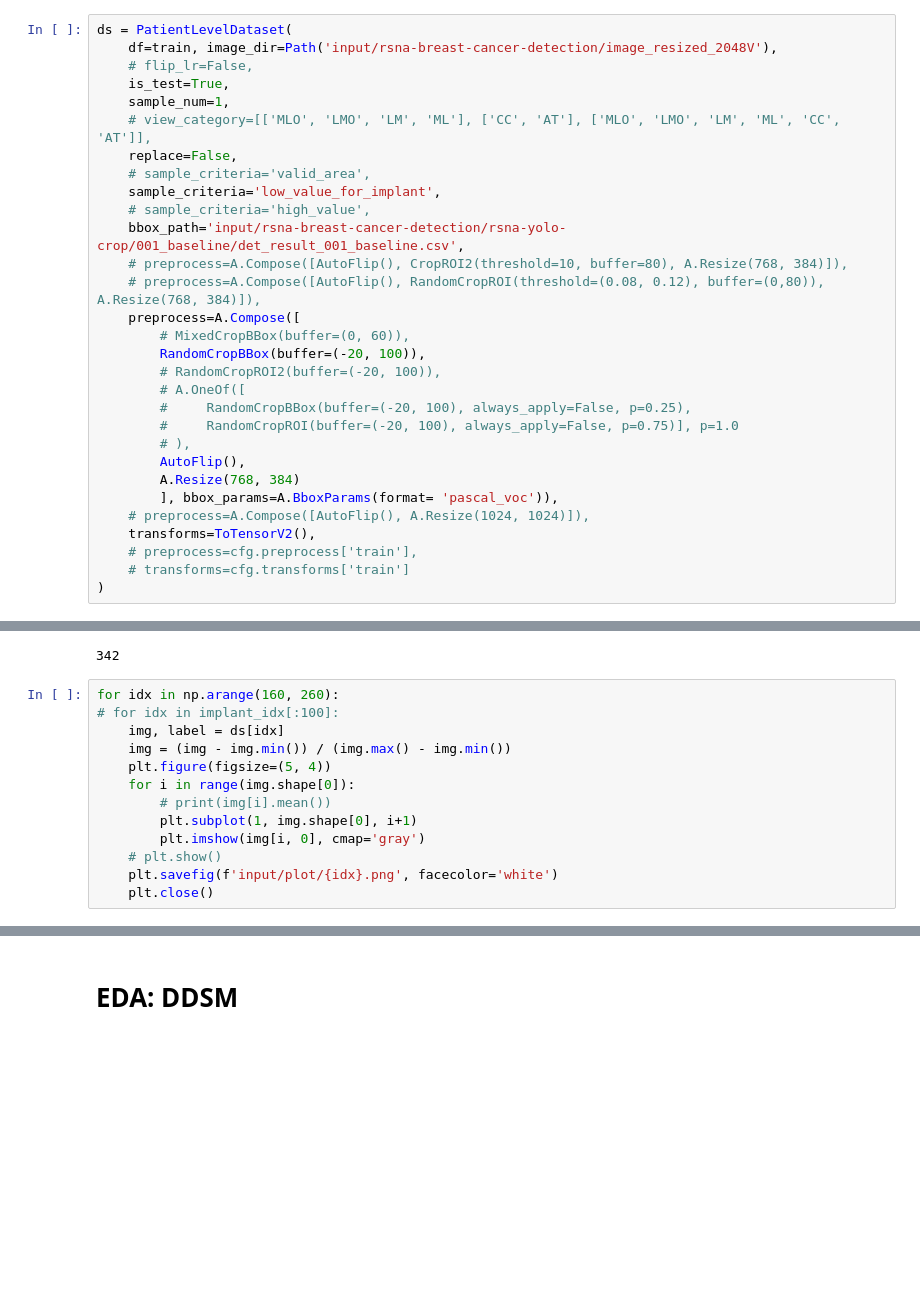
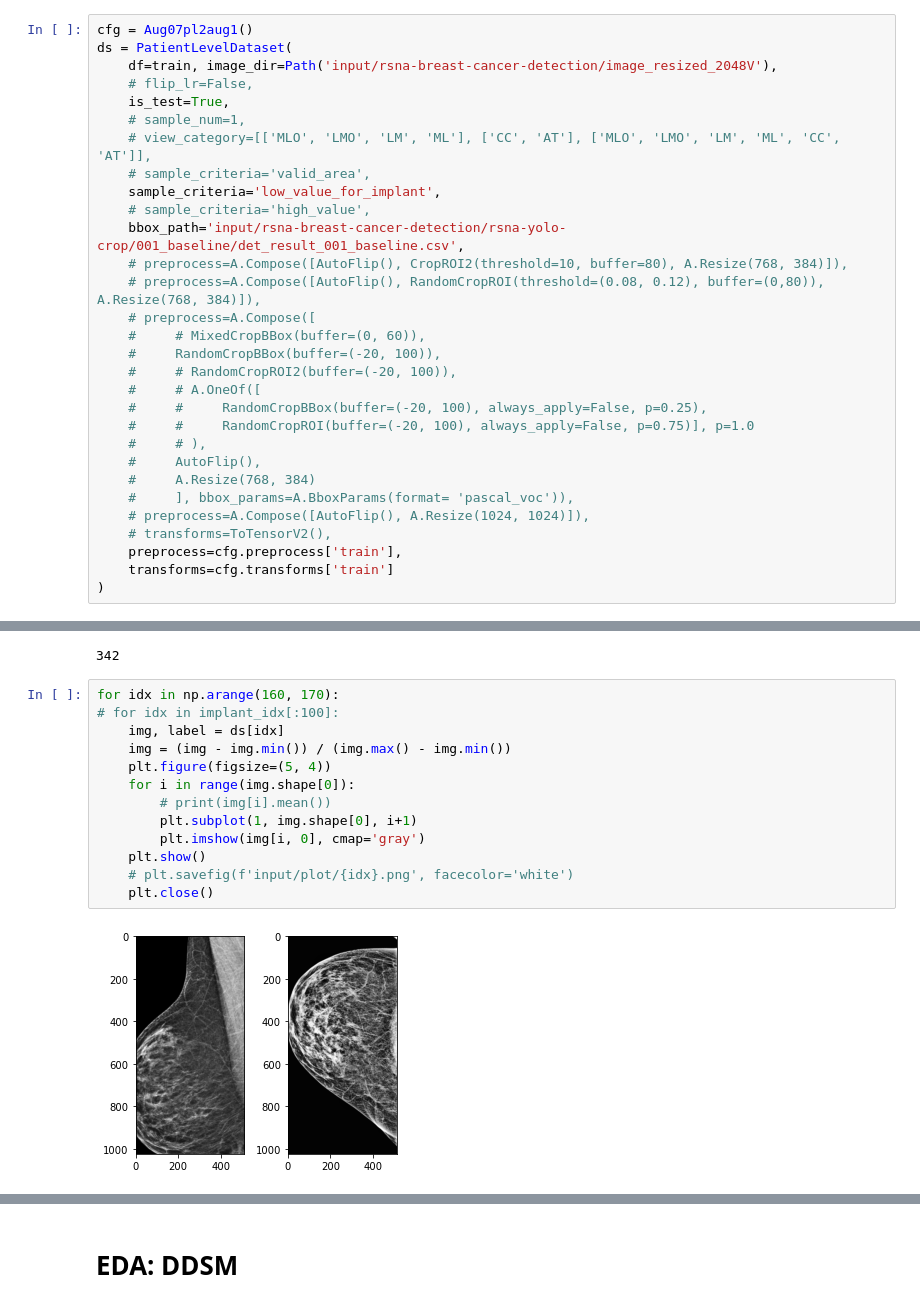
Before and after one commit to analokmaus/kaggle-rsna-breast-cancer, a Jupyter notebook: 00_eda.ipynb, the cells around one changed output, grey strips where cells are left out. Saved outputs shown, nothing was run; the diff lists cells and outputs as text; blank space fills up the shorter version.

```diff
--- a/00_eda.ipynb
+++ b/00_eda.ipynb
@@ -285,34 +305,34 @@ torch.Size([4, 1])
 # %% [markdown]
 # EDA: Implant
 # %%
+cfg = Aug07pl2aug1()
 ds = PatientLevelDataset(
     df=train, image_dir=Path('input/rsna-breast-cancer-detection/image_resized_2048V'),
     # flip_lr=False,
     is_test=True,
-    sample_num=1,
+    # sample_num=1,
     # view_category=[['MLO', 'LMO', 'LM', 'ML'], ['CC', 'AT'], ['MLO', 'LMO', 'LM', 'ML', 'CC', 'AT']],
-    replace=False,
     # sample_criteria='valid_area',
     sample_criteria='low_value_for_implant',
     # sample_criteria='high_value',
     bbox_path='input/rsna-breast-cancer-detection/rsna-yolo-crop/001_baseline/det_result_001_baseline.csv',
     # preprocess=A.Compose([AutoFlip(), CropROI2(threshold=10, buffer=80), A.Resize(768, 384)]),
     # preprocess=A.Compose([AutoFlip(), RandomCropROI(threshold=(0.08, 0.12), buffer=(0,80)), A.Resize(768, 384)]),
-    preprocess=A.Compose([
-        # MixedCropBBox(buffer=(0, 60)),
-        RandomCropBBox(buffer=(-20, 100)),
-        # RandomCropROI2(buffer=(-20, 100)),
-        # A.OneOf([
-        #     RandomCropBBox(buffer=(-20, 100), always_apply=False, p=0.25),
-        #     RandomCropROI(buffer=(-20, 100), always_apply=False, p=0.75)], p=1.0
-        # ),
-        AutoFlip(),
-        A.Resize(768, 384)
-        ], bbox_params=A.BboxParams(format= 'pascal_voc')),
+    # preprocess=A.Compose([
+    #     # MixedCropBBox(buffer=(0, 60)),
+    #     RandomCropBBox(buffer=(-20, 100)),
+    #     # RandomCropROI2(buffer=(-20, 100)),
+    #     # A.OneOf([
+    #     #     RandomCropBBox(buffer=(-20, 100), always_apply=False, p=0.25),
+    #     #     RandomCropROI(buffer=(-20, 100), always_apply=False, p=0.75)], p=1.0
+    #     # ),
+    #     AutoFlip(),
+    #     A.Resize(768, 384)
+    #     ], bbox_params=A.BboxParams(format= 'pascal_voc')),
     # preprocess=A.Compose([AutoFlip(), A.Resize(1024, 1024)]),
-    transforms=ToTensorV2(),
-    # preprocess=cfg.preprocess['train'],
-    # transforms=cfg.transforms['train']
+    # transforms=ToTensorV2(),
+    preprocess=cfg.preprocess['train'],
+    transforms=cfg.transforms['train']
 )
 # %%
 implant_pids = train.query('implant == 1').groupby(['patient_id', 'laterality']).agg({'image_id': 'count'}).index.tolist()
@@ -322,15 +342,17 @@ len(implant_idx)
 # %% [output]
 342
 # %%
-for idx in np.arange(160, 260):
+for idx in np.arange(160, 170):
 # for idx in implant_idx[:100]:
     img, label = ds[idx]
     img = (img - img.min()) / (img.max() - img.min())
     plt.figure(figsize=(5, 4))
     for i in range(img.shape[0]):
         # print(img[i].mean())
         plt.subplot(1, img.shape[0], i+1)
         plt.imshow(img[i, 0], cmap='gray')
-    # plt.show()
-    plt.savefig(f'input/plot/{idx}.png', facecolor='white')
+    plt.show()
+    # plt.savefig(f'input/plot/{idx}.png', facecolor='white')
     plt.close()
+# %% [output]
+[figure, added]
```
Also changed, not shown: parts of 3 cells of this notebook, 7 other files.
